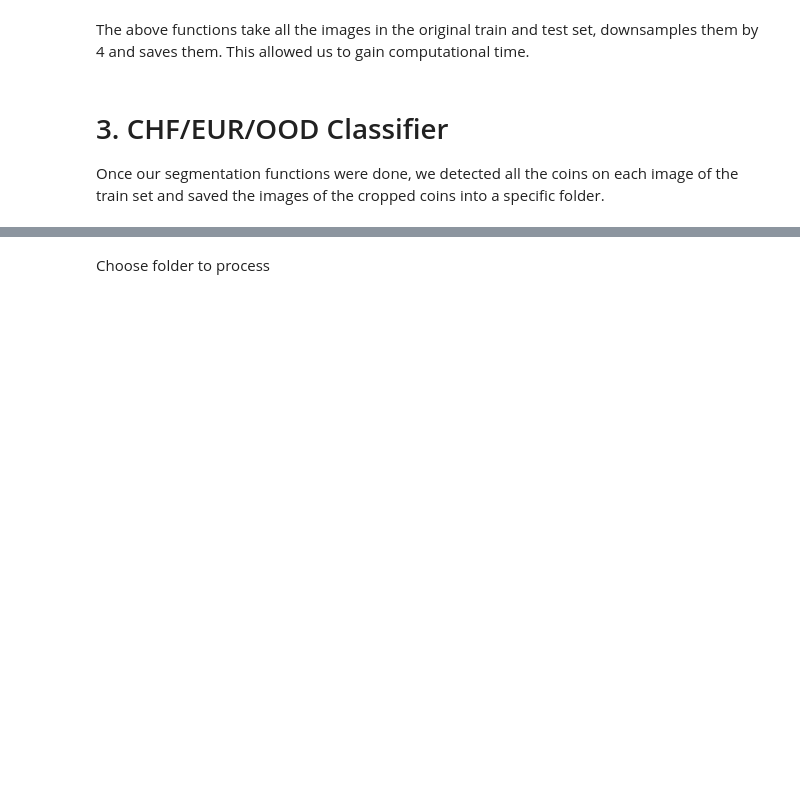
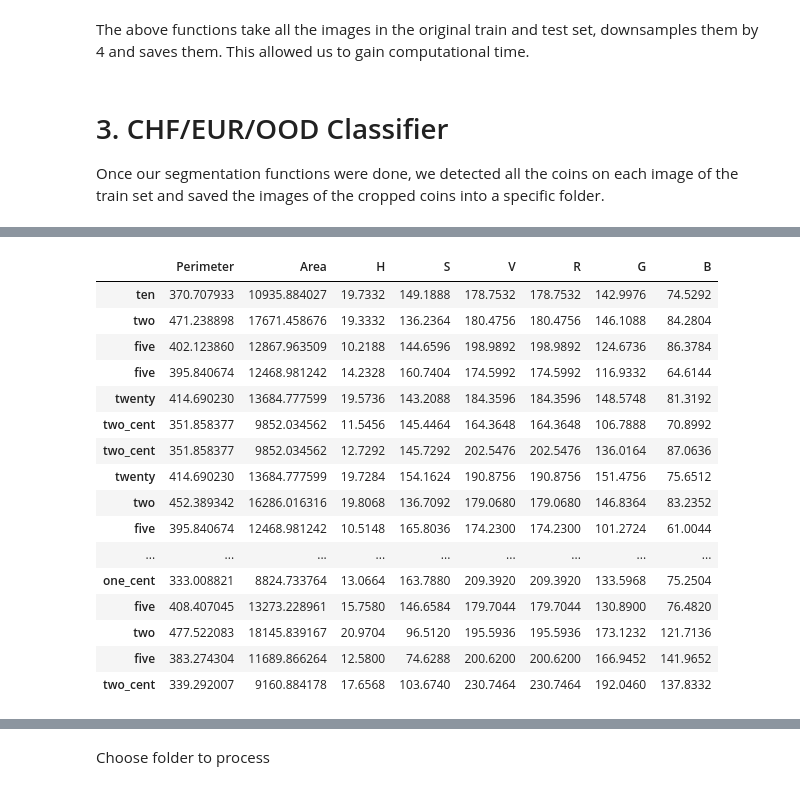
Before and after one commit to raphaellehartwig/iapr_group_55, a Jupyter notebook: project/rapport_Lucille.ipynb, the cells around one changed output, grey strips where cells are left out. Cells and saved outputs as stored; diff of their text form; code cells hidden in the pictures; blank space fills up the shorter version.

```diff
--- a/project/rapport_Lucille.ipynb
+++ b/project/rapport_Lucille.ipynb
@@ -95,0 +211,49 @@ hand
+# %%
+neutrals_list = ['L1010308.JPG', 'L1010323.JPG']
+noisy_list = ['L1010331.JPG', 'L1010356.JPG']
+hand_list = ['L1010395.JPG', 'L1010377.JPG']
+
+cropped_images = []
+for img_neutral in neutrals_list:
+    cropped, _ = detect_and_crop_coins(img_path=train_path + '/neutral/' + img_neutral, image_type='neutral', display_cropped=False)
+    cropped_images = cropped_images + cropped
+
+for img_noisy in noisy_list:
+    cropped, _ = detect_and_crop_coins(img_path=train_path + '/noisy/' + img_noisy, image_type='noisy', display_cropped=False)
+    cropped_images = cropped_images + cropped
+
+for img_hand in hand_list:
+    cropped, _ = detect_and_crop_coins(img_path=train_path + '/hand/' + img_hand, image_type='hand', display_cropped=False)
+    cropped_images = cropped_images + cropped
+
+circles = []
+for img in cropped_images:
+    circle = detect_circles_classification(img=img, display=False)
+    circles.append(circle)
+
+# Assume `circles` is already defined and contains the detected circles
+properties = calculate_circle_properties(circles, cropped_images)
+
+# Creating a DataFrame
+labels = ['franc', 'ten', 'two', 'five', 'five', 'twenty', 'two_cent', 'two_cent', 'twenty', 'two', 'five', 'fifty', 'ten', 'twenty', 'one', 'one_cent', 'two_cent', 'franc', 'one', 'two_cent', 'two_cent', 'one_cent', 'fifty', 'fifty', 'five', 'two', 'twenty', 'two', 'ten', 'fifty', 'franc', 'fifty', 'one_cent', 'five', 'franc', 'two', 'five', 'two_cent', 'franc']
+df = pd.DataFrame(properties, columns=['Perimeter', 'Area', 'H', 'S', 'V', 'R', 'G', 'B'], index=labels)
+df = df.drop('franc')
+df
+# %% [output]
+|  | Perimeter | Area | H | S | V | R | G | B |
+| ten | 370.707933 | 10935.884027 | 19.7332 | 149.1888 | 178.7532 | 178.7532 | 142.9976 | 74.5292 |
+| two | 471.238898 | 17671.458676 | 19.3332 | 136.2364 | 180.4756 | 180.4756 | 146.1088 | 84.2804 |
+| five | 402.123860 | 12867.963509 | 10.2188 | 144.6596 | 198.9892 | 198.9892 | 124.6736 | 86.3784 |
+| five | 395.840674 | 12468.981242 | 14.2328 | 160.7404 | 174.5992 | 174.5992 | 116.9332 | 64.6144 |
+| twenty | 414.690230 | 13684.777599 | 19.5736 | 143.2088 | 184.3596 | 184.3596 | 148.5748 | 81.3192 |
+| two_cent | 351.858377 | 9852.034562 | 11.5456 | 145.4464 | 164.3648 | 164.3648 | 106.7888 | 70.8992 |
+| two_cent | 351.858377 | 9852.034562 | 12.7292 | 145.7292 | 202.5476 | 202.5476 | 136.0164 | 87.0636 |
+| twenty | 414.690230 | 13684.777599 | 19.7284 | 154.1624 | 190.8756 | 190.8756 | 151.4756 | 75.6512 |
+| two | 452.389342 | 16286.016316 | 19.8068 | 136.7092 | 179.0680 | 179.0680 | 146.8364 | 83.2352 |
+| five | 395.840674 | 12468.981242 | 10.5148 | 165.8036 | 174.2300 | 174.2300 | 101.2724 | 61.0044 |
+| ... | ... | ... | ... | ... | ... | ... | ... | ... |
+| one_cent | 333.008821 | 8824.733764 | 13.0664 | 163.7880 | 209.3920 | 209.3920 | 133.5968 | 75.2504 |
+| five | 408.407045 | 13273.228961 | 15.7580 | 146.6584 | 179.7044 | 179.7044 | 130.8900 | 76.4820 |
+| two | 477.522083 | 18145.839167 | 20.9704 | 96.5120 | 195.5936 | 195.5936 | 173.1232 | 121.7136 |
+| five | 383.274304 | 11689.866264 | 12.5800 | 74.6288 | 200.6200 | 200.6200 | 166.9452 | 141.9652 |
+| two_cent | 339.292007 | 9160.884178 | 17.6568 | 103.6740 | 230.7464 | 230.7464 | 192.0460 | 137.8332 |
```
Also changed, not shown: parts of 39 cells of this notebook, 2 other files.
